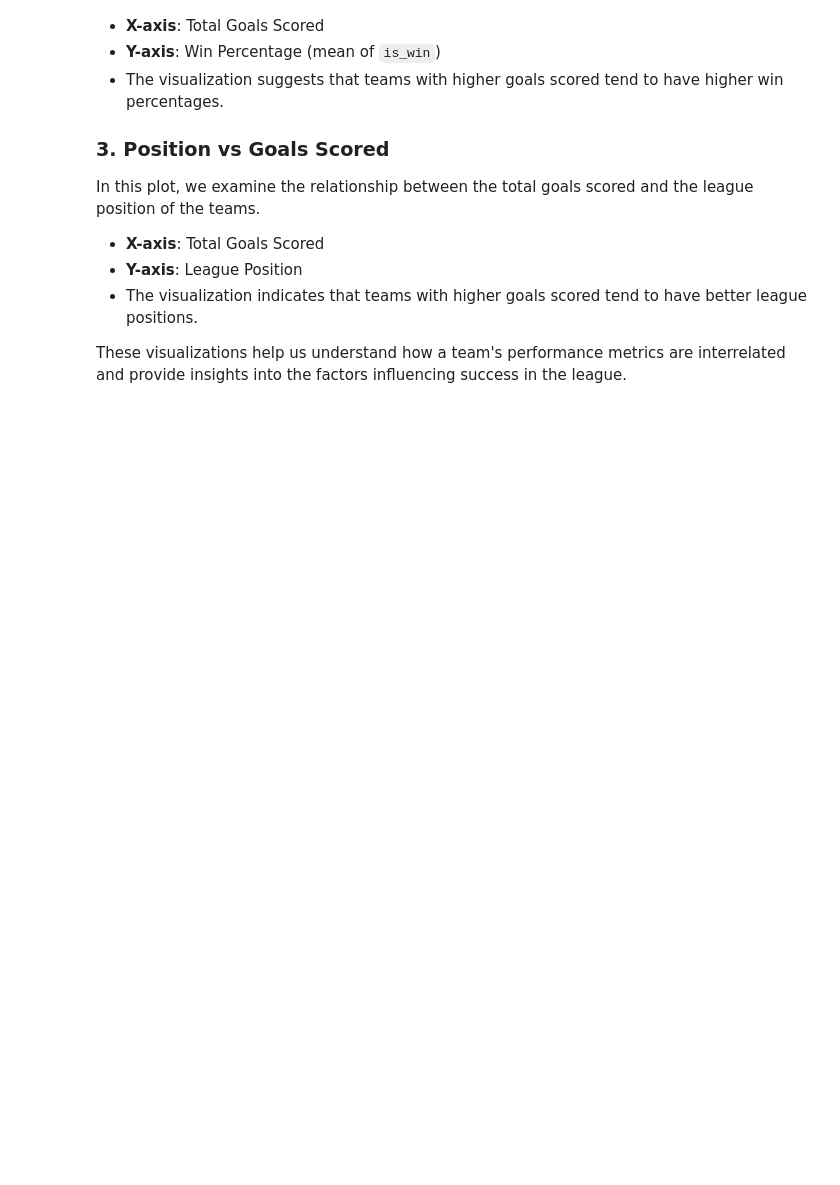
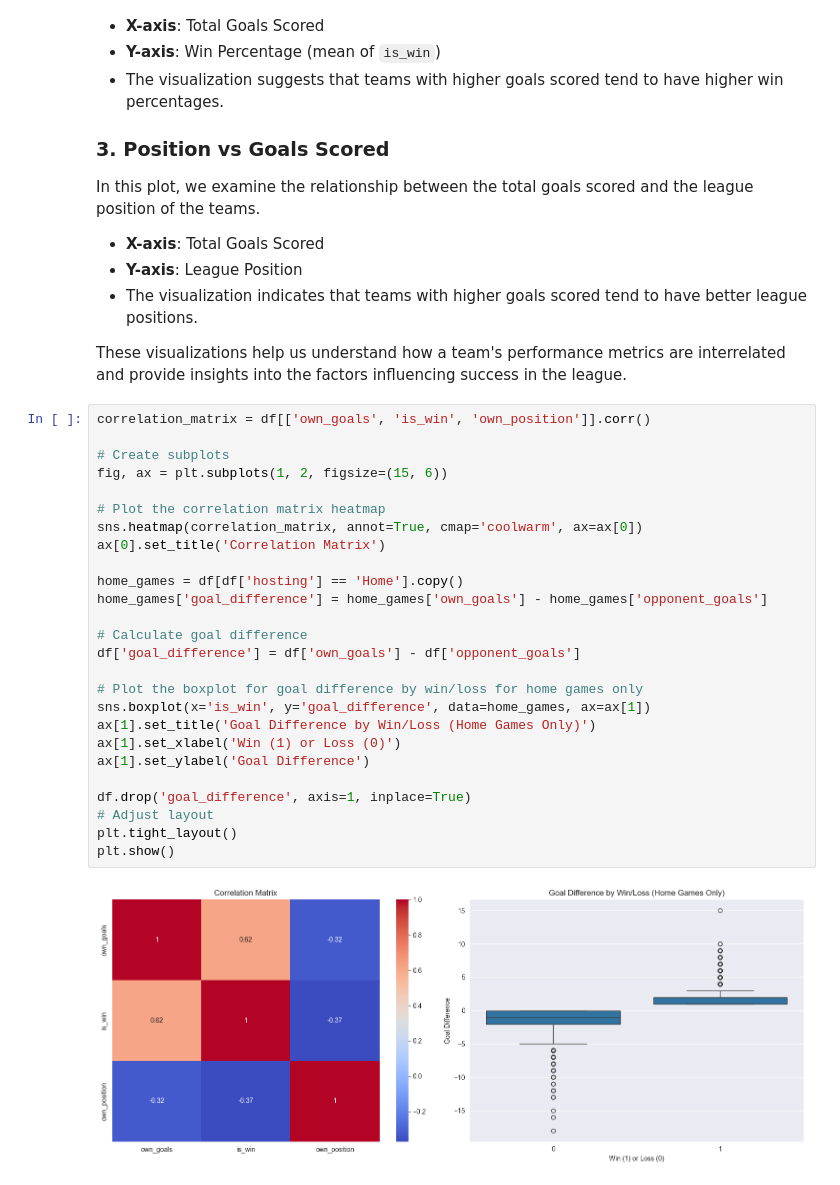
Before and after one commit to B-u-b-y/Jupiter-Notebooks, a Jupyter notebook: notebooks/club_games.ipynb, the cells around one changed output. Saved outputs shown, nothing was run; the diff lists cells and outputs as text; blank space fills up the shorter version.

```diff
--- a/notebooks/club_games.ipynb
+++ b/notebooks/club_games.ipynb
@@ -174,3 +181,31 @@ In this plot, we examine the relationship between the total goals scored and the
 - The visualization indicates that teams with higher goals scored tend to have better league positions.
 
 These visualizations help us understand how a team's performance metrics are interrelated and provide insights into the factors influencing success in the league.
+# %%
+correlation_matrix = df[['own_goals', 'is_win', 'own_position']].corr()
+
+# Create subplots
+fig, ax = plt.subplots(1, 2, figsize=(15, 6))
+
+# Plot the correlation matrix heatmap
+sns.heatmap(correlation_matrix, annot=True, cmap='coolwarm', ax=ax[0])
+ax[0].set_title('Correlation Matrix')
+
+home_games = df[df['hosting'] == 'Home'].copy()
+home_games['goal_difference'] = home_games['own_goals'] - home_games['opponent_goals']
+
+# Calculate goal difference
+df['goal_difference'] = df['own_goals'] - df['opponent_goals']
+
+# Plot the boxplot for goal difference by win/loss for home games only
+sns.boxplot(x='is_win', y='goal_difference', data=home_games, ax=ax[1])
+ax[1].set_title('Goal Difference by Win/Loss (Home Games Only)')
+ax[1].set_xlabel('Win (1) or Loss (0)')
+ax[1].set_ylabel('Goal Difference')
+
+df.drop('goal_difference', axis=1, inplace=True)
+# Adjust layout
+plt.tight_layout()
+plt.show()
+# %% [output]
+[figure, added]
```
Also changed, not shown: parts of 10 cells of this notebook, 1 other file.
